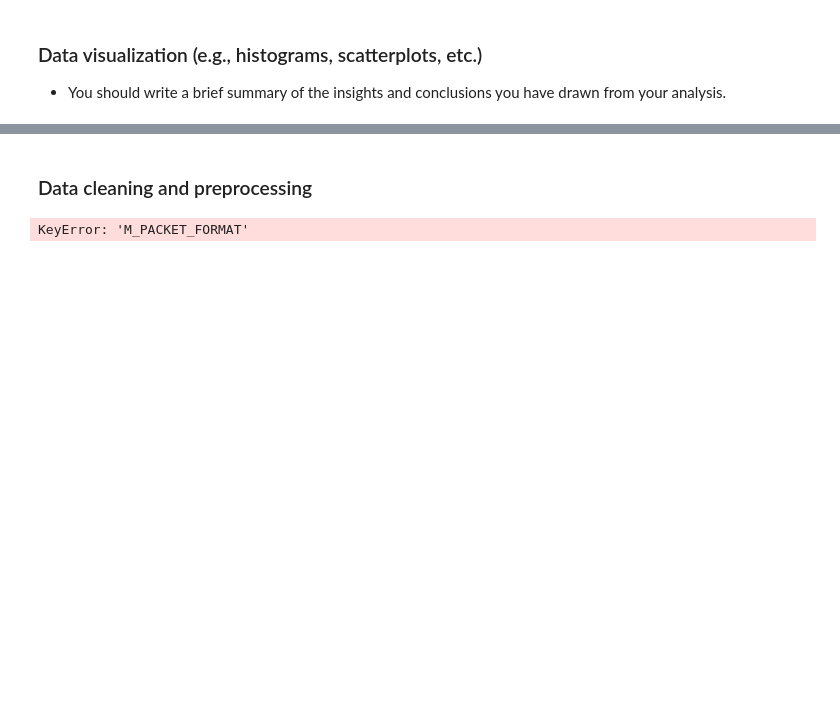
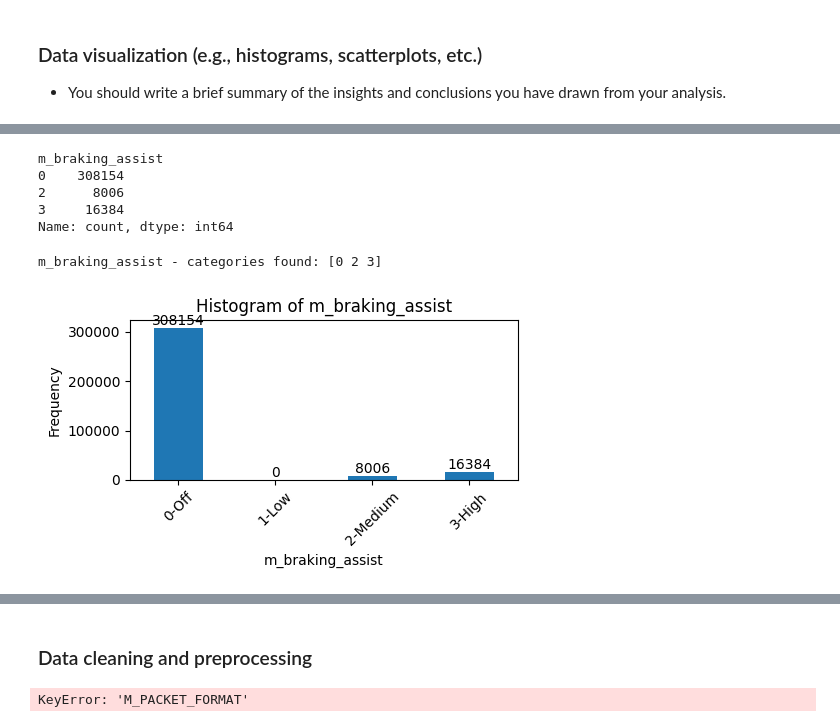
Before and after one commit to omanar1/usable_ai, a Jupyter notebook: Homework/HW5_assignment_m05_eda_Ricardo OMANA.ipynb, the cells around one changed output, grey strips where cells are left out. Drawn from its saved outputs; the diff is of its cells as text; code cells hidden in the pictures; blank space fills up the shorter version.

```diff
--- a/Homework/HW5_assignment_m05_eda_Ricardo OMANA.ipynb
+++ b/Homework/HW5_assignment_m05_eda_Ricardo OMANA.ipynb
@@ -522,0 +512,64 @@ This column `timestamp` is a `datetime` type so I split the day, month, year to
+# %%
+# Create a table to check the count per unique value and sort based on the value
+data_counts = df_weather['m_braking_assist'].value_counts().sort_index(ascending=True)
+display(data_counts)
+# %% [output]
+m_braking_assist
+0    308154
+2      8006
+3     16384
+Name: count, dtype: int64
+# %%
+# Get unique values and sort them
+unique_values = np.sort(df_weather['m_braking_assist'].unique())
+print("m_braking_assist - categories found:", unique_values)
+
+# Define category mapping
+category_mapping = {
+    0: "0-Off",
+    1: "1-Low",
+    2: "2-Medium",
+    3: "3-High"
+}
+
+# Set the figure size
+fig = plt.figure(figsize=(5, 3))
+
+# Count the occurrences of each category and sort by index
+category_counts = df_weather['m_braking_assist'].value_counts().sort_index()
+
+# Add any missing categories with 0 count
+for category in category_mapping.keys():
+    if category not in category_counts.index:
+        category_counts[category] = 0
+
+# Re-sort the categories after adding missing ones
+category_counts = category_counts.sort_index()
+
+# Plot the bar chart
+ax = category_counts.plot(kind='bar')
+
+# Label x and y axes
+plt.xlabel('m_braking_assist')
+plt.ylabel('Frequency')
+plt.title('Histogram of m_braking_assist')
+
+# Create a list of labels using the category mapping
+xticklabels = [category_mapping[category] for category in category_counts.index]
+
+# Set the x-tick labels
+ax.set_xticklabels(xticklabels)
+
+# Rotate the labels for better readability
+plt.xticks(rotation=45)
+
+# Add count labels on top of each bar
+for p in ax.patches:
+    ax.annotate(str(p.get_height()), (p.get_x() + p.get_width() / 2., p.get_height()),
+                ha='center', va='center', xytext=(0, 5), textcoords='offset points')
+
+plt.tight_layout()
+plt.show()
+# %% [output]
+m_braking_assist - categories found: [0 2 3]
+[figure, added]
```
Also changed, not shown: parts of 25 cells of this notebook.
